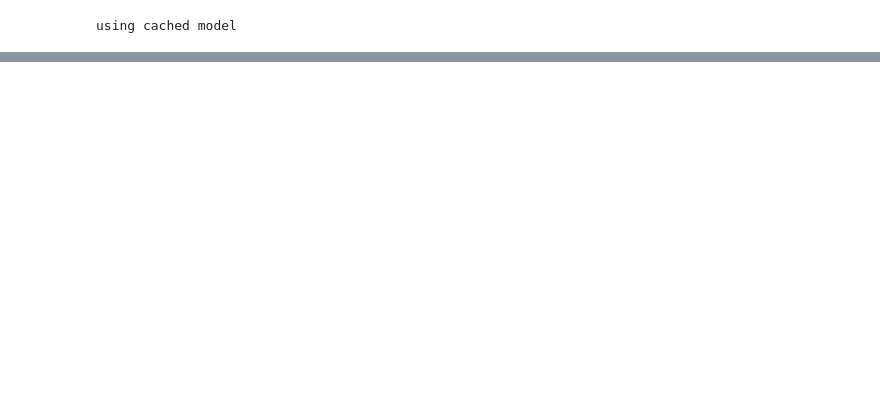
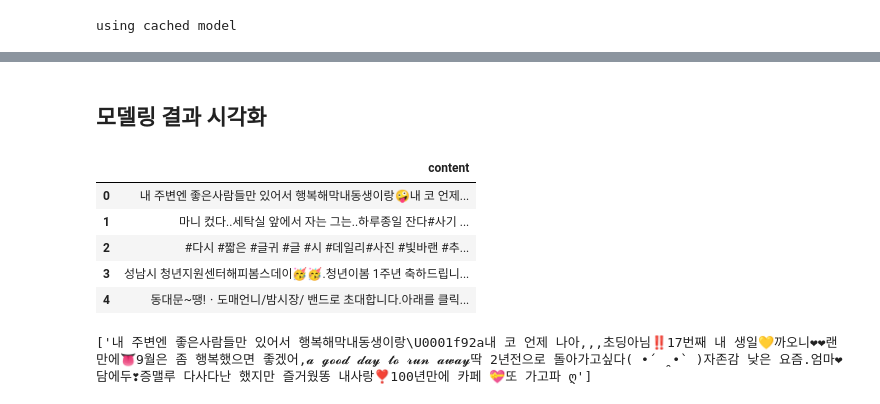
Before and after one commit to jisang93/Insta_Profile_Prediction, a Jupyter notebook: Data_Analysis/Deep_Learning_Based_Classification.ipynb, the cells around one changed output, grey strips where cells are left out. Cells and saved outputs as stored; diff of their text form; code cells hidden in the pictures; blank space fills up the shorter version.

```diff
--- a/Data_Analysis/Deep_Learning_Based_Classification.ipynb
+++ b/Data_Analysis/Deep_Learning_Based_Classification.ipynb
@@ -244,0 +235,21 @@ KeyboardInterrupt:
+# %% [markdown]
+## **모델링 결과 시각화**
+# %%
+# 예측을 위해 Community 데이터 불러오기
+predict_test = pd.read_csv('/home/lab12/workspace/Insta_User_Profiling/Data_Estimation/Dataset/community.csv')
+
+predict_test.head()
+# %% [output]
+|  | content |
+| 0 | 내 주변엔 좋은사람들만 있어서 행복해막내동생이랑🤪내 코 언제... |
+| 1 | 마니 컸다..세탁실 앞에서 자는 그는..하루종일 잔다#사기 ... |
+| 2 | #다시 #짧은 #글귀 #글 #시 #데일리#사진 #빛바랜 #추... |
+| 3 | 성남시 청년지원센터해피봄스데이🥳🥳.청년이봄 1주년 축하드립니... |
+| 4 | 동대문~땡!ㆍ도매언니/밤시장/ 밴드로 초대합니다.아래를 클릭... |
+# %%
+predict_dataset = []
+for i in tqdm(range(len(predict_test))):
+    predict_dataset.append([predict_test['content'][i]])
+predict_dataset[0]
+# %% [output]
+['내 주변엔 좋은사람들만 있어서 행복해막내동생이랑\U0001f92a내 코 언제 나아,,,초딩아님‼️17번째 내 생일💛까오니❤❤랜만에👅9월은 좀 행복했으면 좋겠어,𝓪 𝓰𝓸𝓸𝓭 𝓭𝓪𝔂 𝓽𝓸 𝓻𝓾𝓷 𝓪𝔀𝓪𝔂딱 2년전으로 돌아가고싶다( •́ ̯•̀ )자존감 낮은 요즘.엄마❤담에두❣증맬루 다사다난 했지만 즐거웠똥 내사랑❣️100년만에 카페 💝또 가고파 ღ']
```
Also changed, not shown: parts of 25 cells of this notebook, 4 other files.
